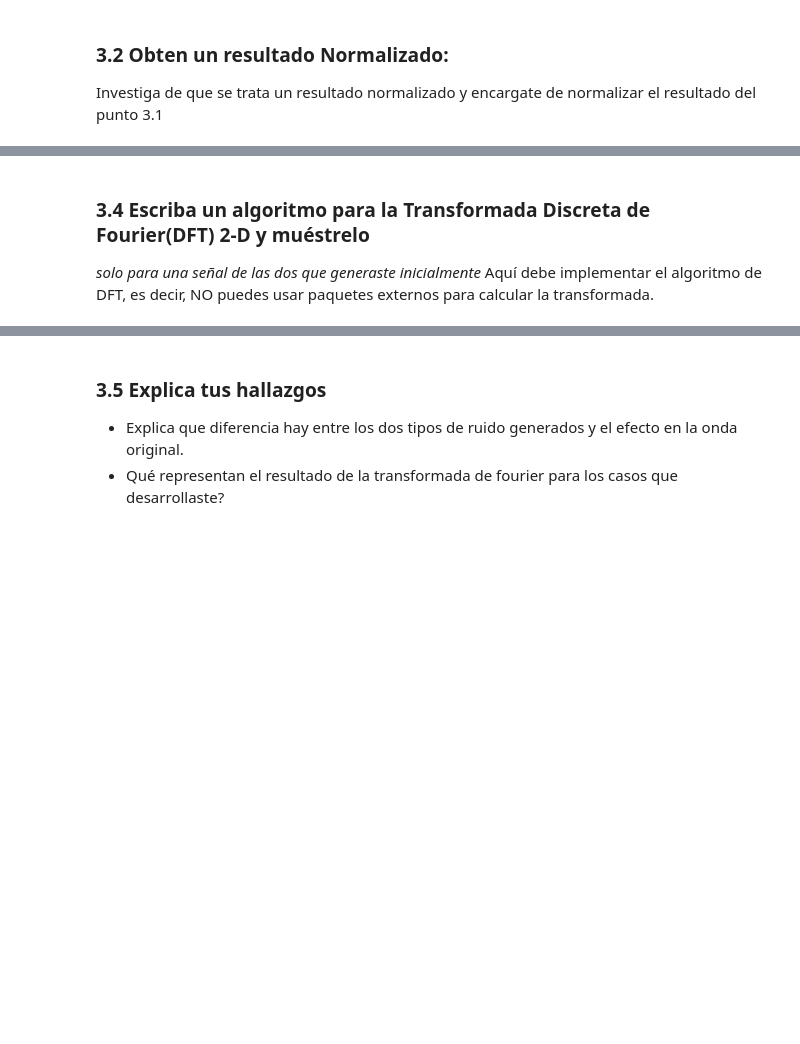
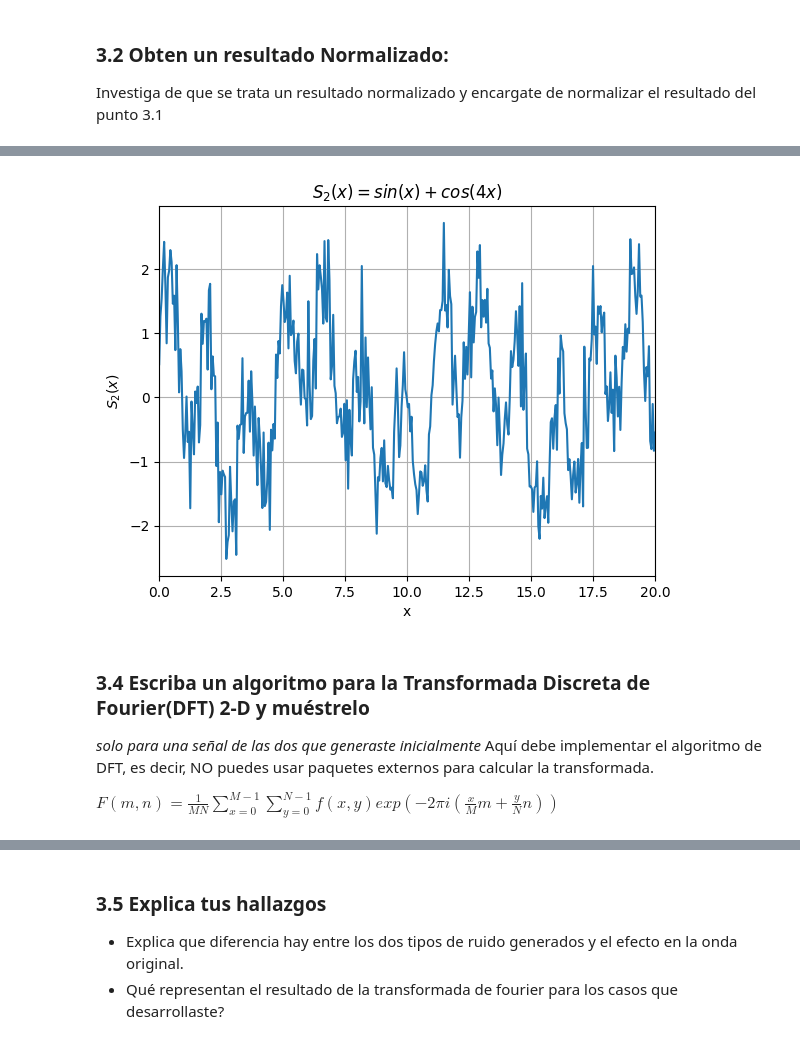
Before and after one commit to MatiasArmijo/Actividades-EIE-401-Matias-Armijo, a Jupyter notebook: actividad-3/Actividad_3_ArmijoMatias_204623155.ipynb, the cells around one changed output, grey strips where cells are left out. Saved outputs shown, nothing was run; the diff lists cells and outputs as text; code cells hidden in the pictures; blank space fills up the shorter version.

```diff
--- a/actividad-3/Actividad_3_ArmijoMatias_204623155.ipynb
+++ b/actividad-3/Actividad_3_ArmijoMatias_204623155.ipynb
@@ -132,4 +172,22 @@ _solo para una señal de las dos que generaste inicialmente_ En este caso puede
+# %%
+# Libreria a utilizar
+from scipy.fft import ifft
+
+# Señal reconstruida
+s2_reconsruida = np.real(ifft(S2))
+
+plt.plot(x,s2_reconsruida)
+plt.xlim([n0,nf])
+plt.grid(True)
+plt.xlabel('x')
+plt.ylabel(r'$S_{2}(x)$')
+plt.title(r'$S_{2}(x) = sin(x) + cos(4x)$')
+plt.show()
+# %% [output]
+[figure, added]
 # %% [markdown]
 ### 3.4 Escriba un algoritmo para la Transformada Discreta de Fourier(DFT) 2-D y muéstrelo
 _solo para una señal de las dos que generaste inicialmente_
 Aquí debe implementar el algoritmo de DFT, es decir, NO puedes usar paquetes externos para calcular la transformada.
+
+$F(m,n) = \frac{1}{MN}\sum^{M-1}_{x=0}\sum^{N-1}_{y=0}f(x,y)exp(-2\pi i \left(\frac{x}{M}m +\frac{y}{N}n\right))$
```
Also changed, not shown: parts of 8 cells of this notebook.
